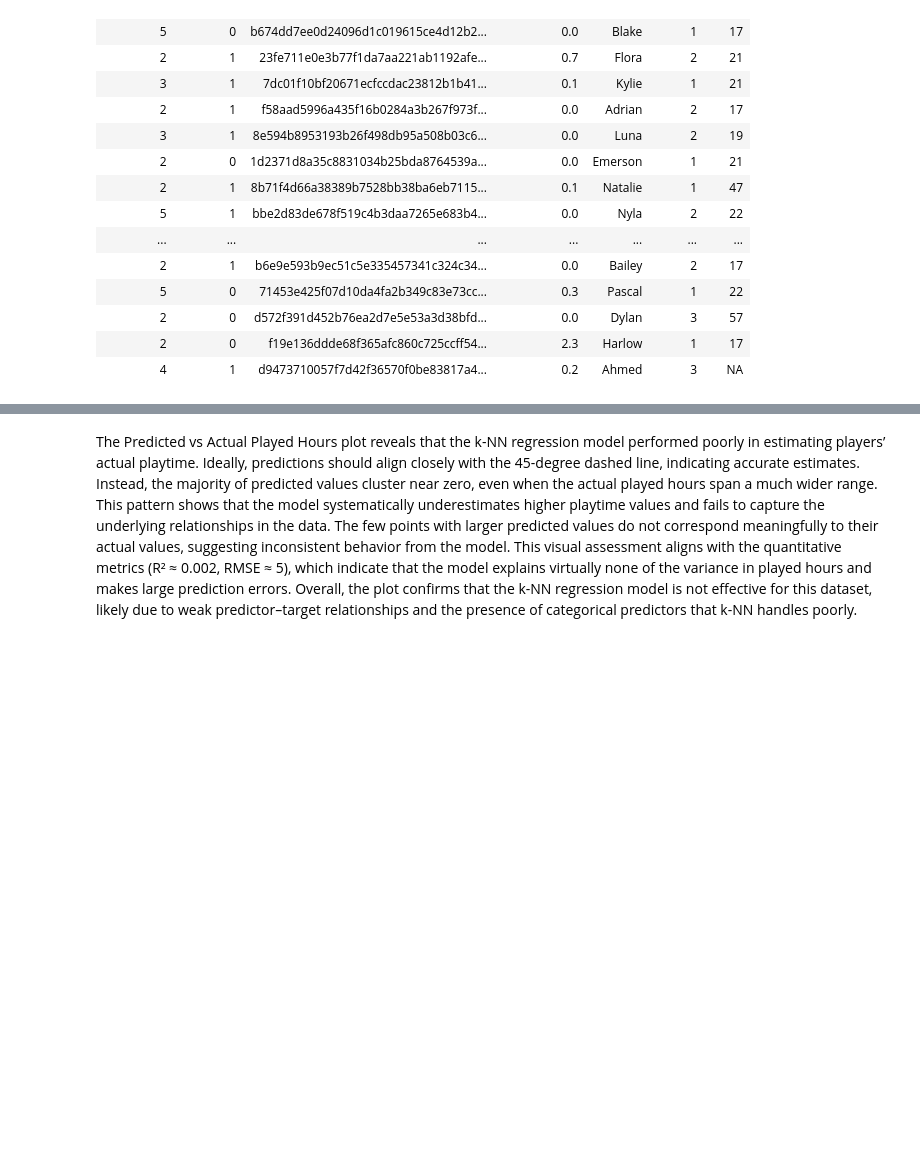
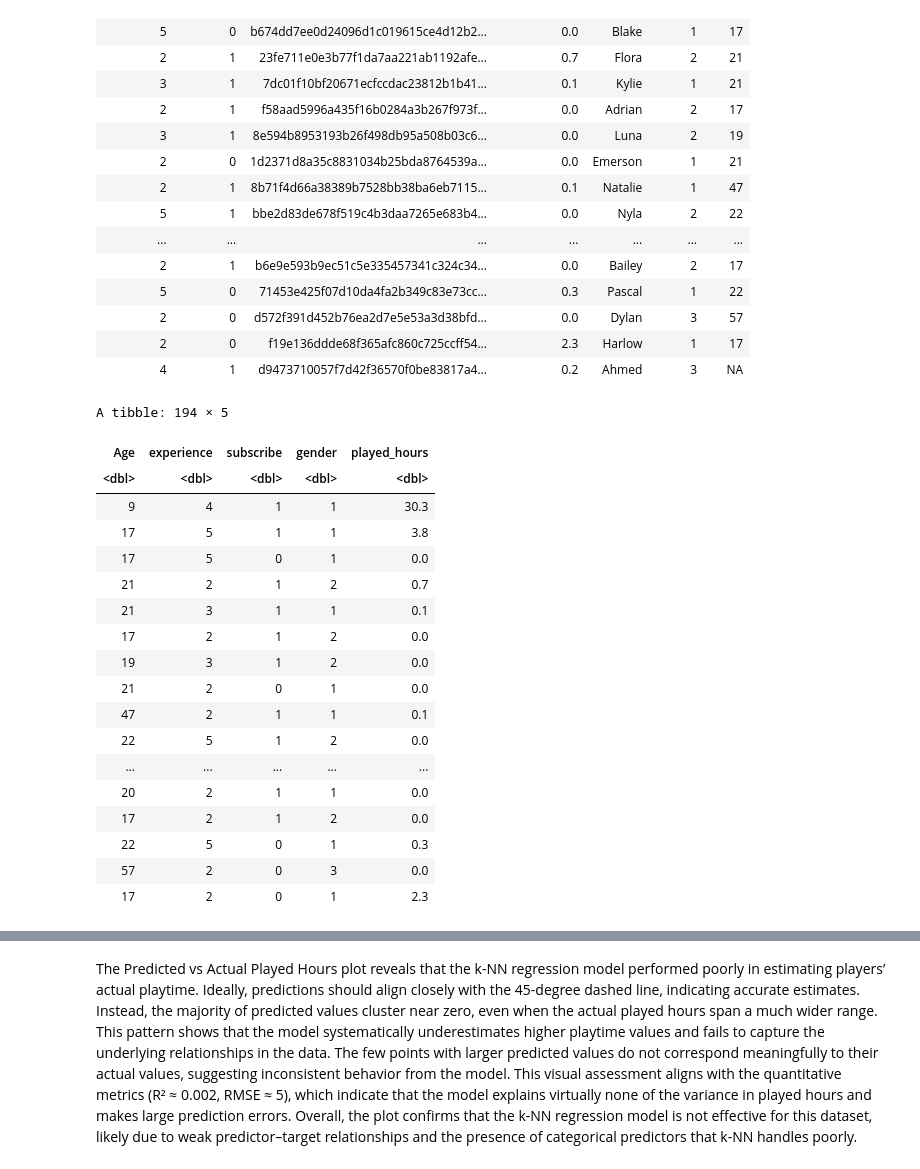
Before and after one commit to ctrl-tiramisu/dsci100-group-008, a Jupyter notebook: group 8 report-Copy1.ipynb, the cells around one changed output, grey strips where cells are left out. Cells and saved outputs as stored; diff of their text form; code cells hidden in the pictures; blank space fills up the shorter version.

```diff
--- a/group 8 report-Copy1.ipynb
+++ b/group 8 report-Copy1.ipynb
@@ -325,7 +303,28 @@ A tibble: 196 × 7
 # %%
 ## Select for only predictors and target variables
 players_selected <- select(players_number, Age, experience, subscribe, gender, played_hours)|>
     drop_na()
+players_selected
+# %% [output]
+A tibble: 194 × 5
+| Age | experience | subscribe | gender | played_hours |
+| <dbl> | <dbl> | <dbl> | <dbl> | <dbl> |
+| 9 | 4 | 1 | 1 | 30.3 |
+| 17 | 5 | 1 | 1 | 3.8 |
+| 17 | 5 | 0 | 1 | 0.0 |
+| 21 | 2 | 1 | 2 | 0.7 |
+| 21 | 3 | 1 | 1 | 0.1 |
+| 17 | 2 | 1 | 2 | 0.0 |
+| 19 | 3 | 1 | 2 | 0.0 |
+| 21 | 2 | 0 | 1 | 0.0 |
+| 47 | 2 | 1 | 1 | 0.1 |
+| 22 | 5 | 1 | 2 | 0.0 |
+| ... | ... | ... | ... | ... |
+| 20 | 2 | 1 | 1 | 0.0 |
+| 17 | 2 | 1 | 2 | 0.0 |
+| 22 | 5 | 0 | 1 | 0.3 |
+| 57 | 2 | 0 | 3 | 0.0 |
+| 17 | 2 | 0 | 1 | 2.3 |
 # %%
 ## Split the data 80/20
 players_split <- initial_split(players_selected, prop = 0.80, strata = played_hours)
```
Also changed, not shown: parts of 7 cells of this notebook.
